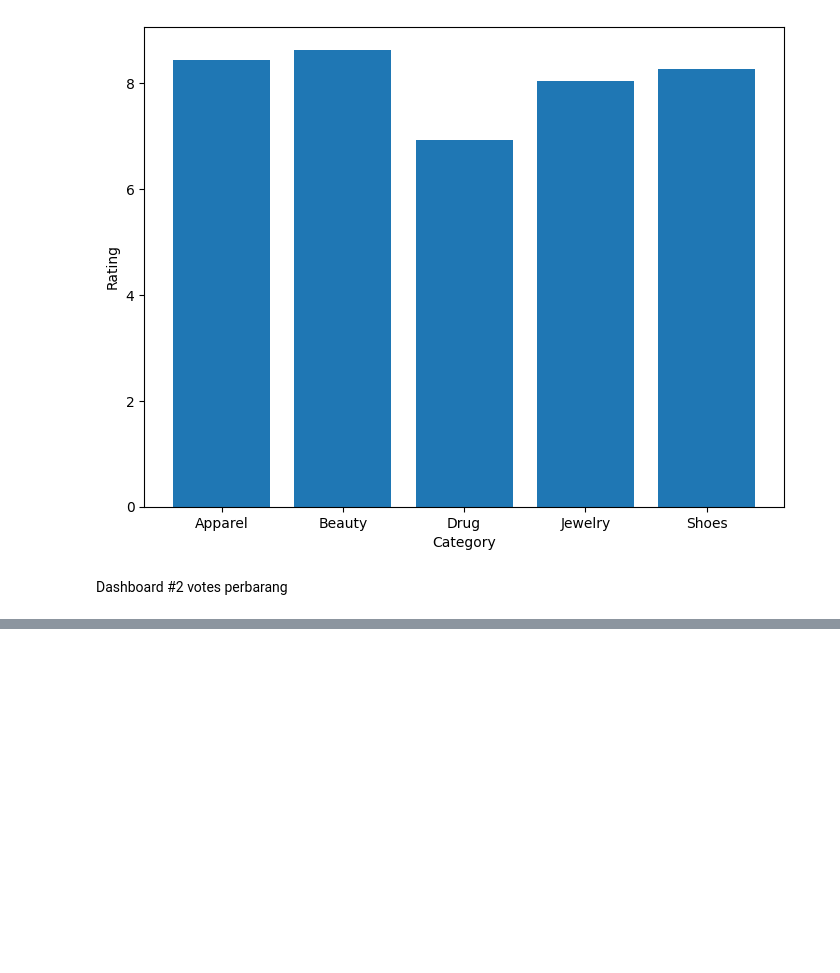
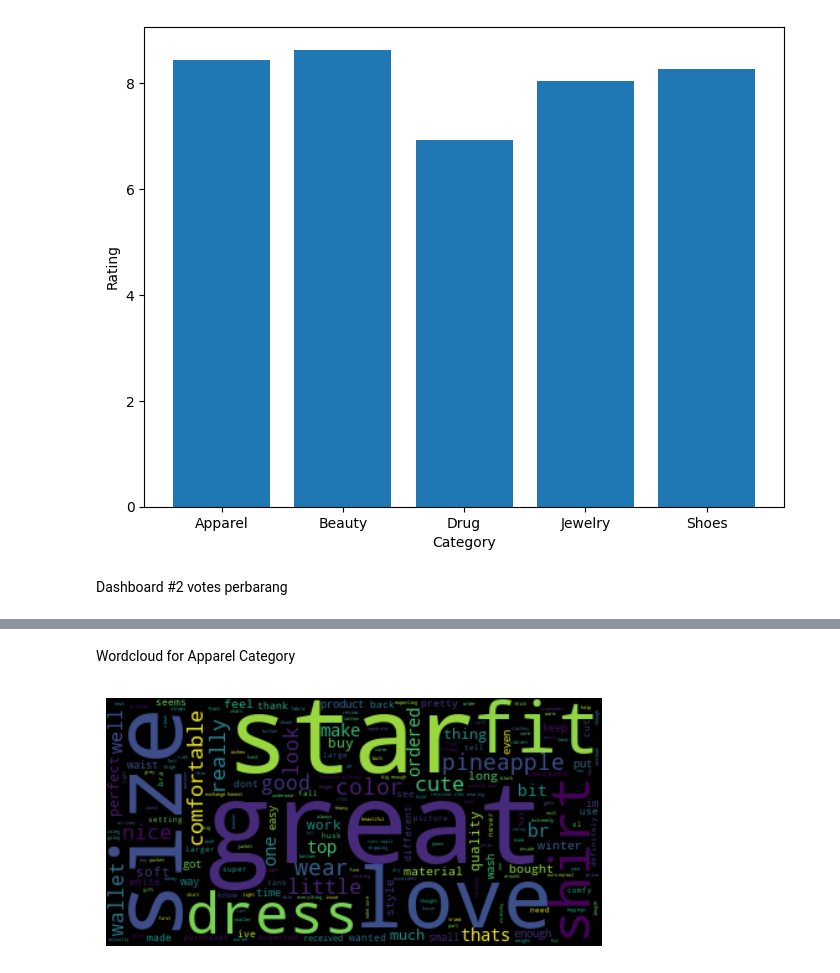
Before and after one commit to melikacandra/TubesBasdat, a Jupyter notebook: dashboard.ipynb, the cells around one changed output, grey strips where cells are left out. Cells and saved outputs as stored; diff of their text form; code cells hidden in the pictures; blank space fills up the shorter version.

```diff
--- a/dashboard.ipynb
+++ b/dashboard.ipynb
@@ -67,0 +119,9 @@ vote_score_dahsboard
+# %% [markdown]
+Wordcloud for Apparel Category
+# %%
+wordcloud = WordCloud().generate(apparel)
+plt.imshow(wordcloud, interpolation='bilinear')
+plt.axis("off")
+plt.show()
+# %% [output]
+[figure, added]
```
Also changed, not shown: parts of 28 cells of this notebook, 1 other file.
